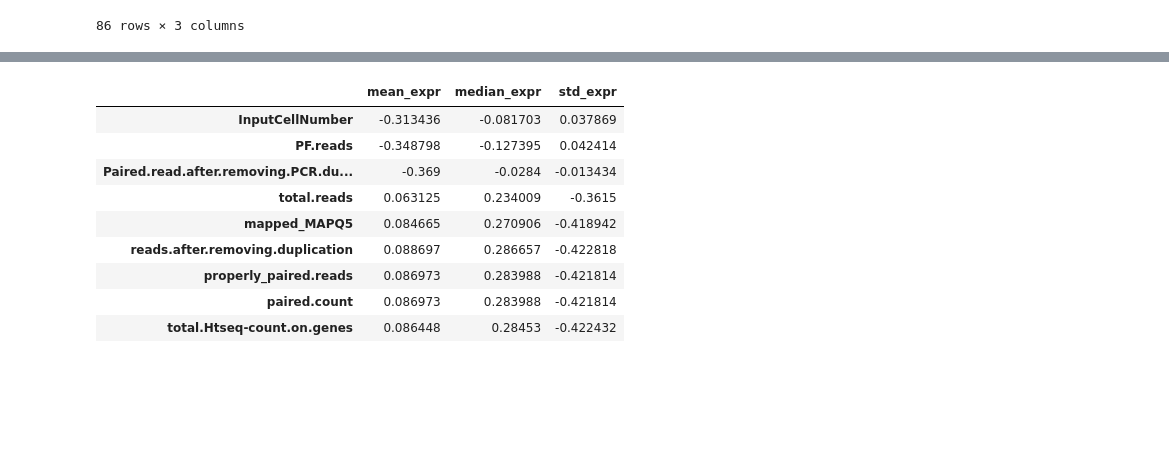
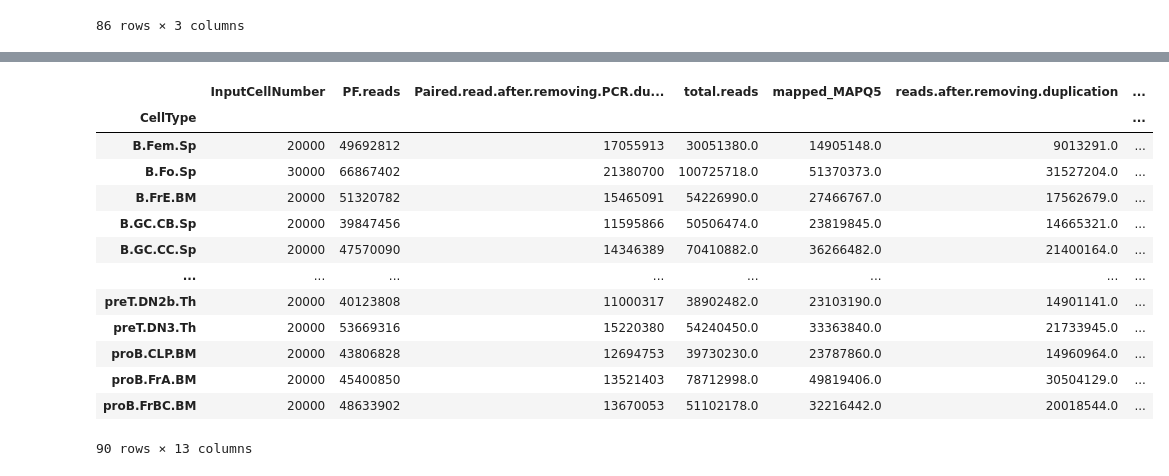
Before and after one commit to Topic2-Gene-Regulation-Immune-Cells/ILC-cells-Team4, a Jupyter notebook: test.ipynb, the cells around one changed output, grey strips where cells are left out. Saved outputs shown, nothing was run; the diff lists cells and outputs as text; code cells hidden in the pictures; blank space fills up the shorter version.

```diff
--- a/test.ipynb
+++ b/test.ipynb
@@ -45,6 +45,9 @@ meta1 = meta1.set_index("SampleName")
 meta2 = pd.read_excel(MMC1_PATH, sheet_name="Read Statistics")
 meta2 = meta2.set_index("sample.name")
 
+meta1 = meta1.groupby("CellType")
+meta2 = meta2.groupby("population.name")
+
 #Load the annotation data
 refFlat = pd.read_csv(REFFLAT_PATH, sep="\t", header=None, comment="#", compression="gzip")
 refFlat.columns = ["geneName", "name", "chrom", "strand", "txStart", "txEnd",
@@ -164,24 +173,25 @@ peak_stats
 | ImmGenATAC1219.peak_512595 | chrY | 90828985 | 1.729022 | 2.180007 | 0.853942 |
 512595 rows × 3 columns
 # %%
-meta = meta1.groupby("CellType").sum().join(meta2.groupby("population.name").sum())
-meta = meta.drop(columns=["%chrM.mapped", "%fragment.1Kb_TSS", "overal_ alignment_rate%", "Replicate.cor"]) #TODO: proper calculation
+meta_sum = meta1.sum().drop(columns=["%chrM.mapped", "%fragment.1Kb_TSS", "Replicate.cor"]).join(meta2.sum().drop(columns=["overal_ alignment_rate%"]))
+meta_mean = meta1[["%chrM.mapped", "%fragment.1Kb_TSS", "Replicate.cor"]].mean().join(meta2["overal_ alignment_rate%"].mean())
+meta = pd.concat([meta_sum, meta_mean], axis=1)
+#meta = meta.drop(columns=["%chrM.mapped", "%fragment.1Kb_TSS", "overal_ alignment_rate%", "Replicate.cor"]) #TODO: proper calculation
 meta_num = meta.select_dtypes([np.number])
 
-atac_correlation = pd.DataFrame(columns=cell_stats.columns, index=meta_num.columns)
-for col in cell_stats.columns:
-    for key in meta_num.columns:
-        atac_correlation.loc[key, col] = cell_stats[col].corr(meta[key], method='pearson')
-
-atac_correlation
+meta_num
 # %% [output]
-|  | mean_expr | median_expr | std_expr |
-| InputCellNumber | -0.313436 | -0.081703 | 0.037869 |
-| PF.reads | -0.348798 | -0.127395 | 0.042414 |
-| Paired.read.after.removing.PCR.du... | -0.369 | -0.0284 | -0.013434 |
-| total.reads | 0.063125 | 0.234009 | -0.3615 |
-| mapped_MAPQ5 | 0.084665 | 0.270906 | -0.418942 |
-| reads.after.removing.duplication | 0.088697 | 0.286657 | -0.422818 |
-| properly_paired.reads | 0.086973 | 0.283988 | -0.421814 |
-| paired.count | 0.086973 | 0.283988 | -0.421814 |
-| total.Htseq-count.on.genes | 0.086448 | 0.28453 | -0.422432 |
+|  | InputCellNumber | PF.reads | Paired.read.after.removing.PCR.du... | total.reads | mapped_MAPQ5 | reads.after.removing.duplication | ... |
+| CellType |  |  |  |  |  |  | ... |
+| B.Fem.Sp | 20000 | 49692812 | 17055913 | 30051380.0 | 14905148.0 | 9013291.0 | ... |
+| B.Fo.Sp | 30000 | 66867402 | 21380700 | 100725718.0 | 51370373.0 | 31527204.0 | ... |
+| B.FrE.BM | 20000 | 51320782 | 15465091 | 54226990.0 | 27466767.0 | 17562679.0 | ... |
+| B.GC.CB.Sp | 20000 | 39847456 | 11595866 | 50506474.0 | 23819845.0 | 14665321.0 | ... |
+| B.GC.CC.Sp | 20000 | 47570090 | 14346389 | 70410882.0 | 36266482.0 | 21400164.0 | ... |
+| ... | ... | ... | ... | ... | ... | ... | ... |
+| preT.DN2b.Th | 20000 | 40123808 | 11000317 | 38902482.0 | 23103190.0 | 14901141.0 | ... |
+| preT.DN3.Th | 20000 | 53669316 | 15220380 | 54240450.0 | 33363840.0 | 21733945.0 | ... |
+| proB.CLP.BM | 20000 | 43806828 | 12694753 | 39730230.0 | 23787860.0 | 14960964.0 | ... |
+| proB.FrA.BM | 20000 | 45400850 | 13521403 | 78712998.0 | 49819406.0 | 30504129.0 | ... |
+| proB.FrBC.BM | 20000 | 48633902 | 13670053 | 51102178.0 | 32216442.0 | 20018544.0 | ... |
+90 rows × 13 columns
```
Also changed, not shown: parts of 3 cells of this notebook.
